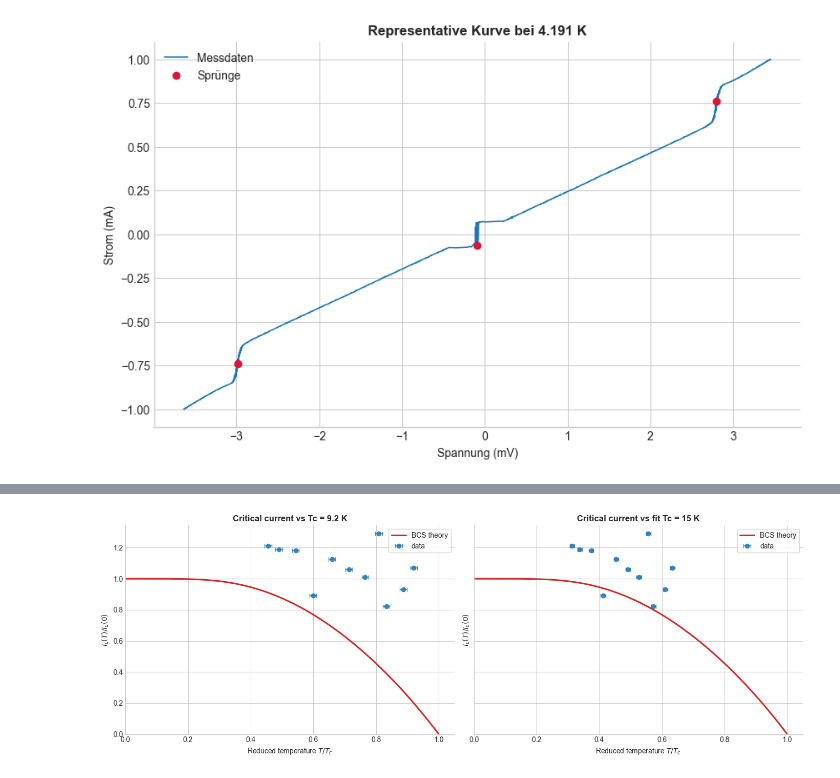
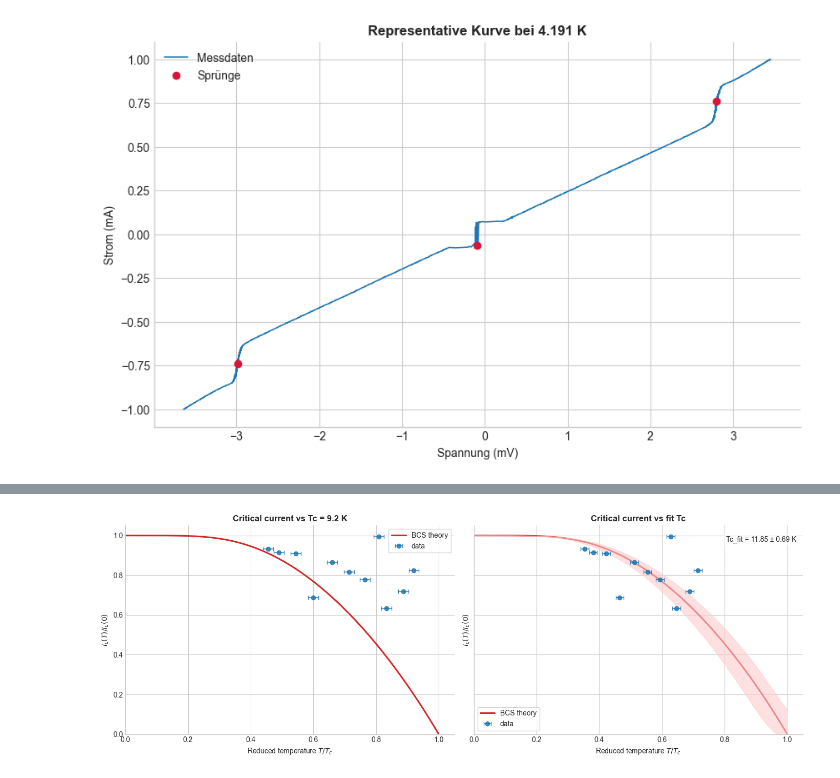
Before and after one commit to TheBlonde0ne/Josephson, a Jupyter notebook: Leonard/Temperatur.ipynb, the cells around one changed output, grey strips where cells are left out. Saved outputs shown, nothing was run; the diff lists cells and outputs as text; code cells hidden in the pictures.

```diff
--- a/Leonard/Temperatur.ipynb
+++ b/Leonard/Temperatur.ipynb
@@ -185,7 +184,7 @@ def gap_model(T: np.ndarray, gap0: float, Tc: float) -> np.ndarray:
 def fit_model(temperature: np.ndarray, values: np.ndarray, model, p0, bounds):
     popt, pcov = curve_fit(model, temperature, values, p0=p0, bounds=bounds, maxfev=20000)
     perr = np.sqrt(np.diag(pcov))
-    return popt, perr
+    return popt, perr, pcov
 
 
 data_dir = find_data_dir()
@@ -249,10 +248,10 @@ temperature = results["temperature_K"].to_numpy()
 ic_values = results["Ic_A"].to_numpy()
 gap_values = results["Delta_meV"].to_numpy()
 
-temperature_err_K = 0.1
-ic_zero_k_A = 2*66.75e-6
+temperature_err_K = 0.15
+ic_zero_k_A = 1.3*2*66.75e-6
 
-ic_fit_tc_raw, ic_fit_tc_cov = curve_fit(
+ic_popt, ic_pcov = curve_fit(
     lambda T, Tc: ic_model(T, ic_zero_k_A, Tc),
     temperature,
     ic_values,
@@ -260,16 +259,19 @@ ic_fit_tc_raw, ic_fit_tc_cov = curve_fit(
     bounds=([6.0], [15.0]),
     maxfev=20000,
 )
-ic_fit_tc = float(ic_fit_tc_raw[0])
-ic_fit_tc_err = float(np.sqrt(np.diag(ic_fit_tc_cov))[0])
+ic_fit_tc = float(ic_popt[0])
+ic_fit_tc_err = float(np.sqrt(np.diag(ic_pcov))[0])
 
-gap_fit, gap_err = fit_model(
+# fit gap and get covariance
+gap_fit, gap_err, gap_pcov = fit_model(
     temperature,
     gap_values,
     gap_model,
     p0=[gap_values.max(), 9.2],
     bounds=([0.0, 6.0], [np.inf, 15.0]),
 )
+
+a = gap_fit[1]
 
 fit_table = pd.DataFrame(
     [
@@ -292,14 +294,16 @@ fit_table = pd.DataFrame(
 
 display(fit_table)
 print(f"Reference Tc = 9.2 K")
-print(f"Ic fit:    I0 = {ic_zero_k_A:.4e} A, Tc = {ic_fit_tc:.3f} K")
-print(f"Delta fit: D0 = {gap_fit[0]:.4f} meV, Tc = {gap_fit[1]:.3f} K")
+print(f"Ic fit:    I0 = {ic_zero_k_A:.4e} A, Tc = {ic_fit_tc:.3f} ± {ic_fit_tc_err:.3f} K")
+print(f"Delta fit: D0 = {gap_fit[0]:.4f} meV, Tc = {gap_fit[1]:.3f} ± {gap_err[1]:.3f} K")
 
 results = results.copy()
 results["Ic_reduced"] = results["Ic_A"] / ic_zero_k_A
 results["Delta_reduced"] = results["Delta_meV"] / gap_fit[0]
 
 reduced_grid = np.linspace(0.0, 0.999, 400)
+rng = np.random.default_rng(0)
+n_band_samples = 1000
 
 def plot_reduced_panel(ax, x_data, y_data, tc_value, model_fn, ylabel_text, title_text):
     xerr = np.full_like(np.asarray(x_data, dtype=float), temperature_err_K / tc_value, dtype=float)
@@ -328,38 +332,87 @@ def plot_reduced_panel(ax, x_data, y_data, tc_value, model_fn, ylabel_text, titl
     ax.set_title(title_text)
     ax.legend(frameon=True)
 
-tc_values = [(9.2, "Tc = 9.2 K"), (None, "fit Tc = 15 K")]
+# Ic plots: compute per-panel bands only for panels using the fitted Tc
+tc_values_ic = [(9.2, "Tc = 9.2 K"), (None, "fit Tc")]
 fig, axes = plt.subplots(1, 2, figsize=(14, 5), sharey=True)
-for ax, (tc_reference, label) in zip(axes, tc_values):
-    tc_value = tc_reference if tc_reference is not None else ic_fit_tc
-    x_data = temperature / tc_value
+for ax, (tc_reference, label) in zip(axes, tc_values_ic):
+    tc_panel = tc_reference if tc_reference is not None else ic_fit_tc
+    x_data = temperature / tc_panel
     plot_reduced_panel(
         ax,
         x_data,
         results["Ic_reduced"],
-        tc_value,
+        tc_panel,
         ic_reduced_bcs,
         r"$I_c(T) / I_c(0)$",
         f"Critical current vs {label}",
     )
+    # only add a fit uncertainty band for panels that use the fitted Tc
+    if tc_reference is None:
+        try:
+            ic_tc_var = float(np.diag(ic_pcov)[0])
+        except Exception:
+            ic_tc_var = 0.0
+        if ic_tc_var > 0:
+            tc_samples = rng.normal(loc=ic_fit_tc, scale=np.sqrt(ic_tc_var), size=n_band_samples)
+            tc_samples = tc_samples[tc_samples > 0]
+            if len(tc_samples) > 0:
+                ys = np.stack([ic_reduced_bcs(reduced_grid * (tc_panel / tc_s)) for tc_s in tc_samples])
+                y_mean = ys.mean(axis=0)
+                y_std = ys.std(axis=0)
+                ax.fill_between(reduced_grid, y_mean - y_std, y_mean + y_std, color="#ffcccc", alpha=0.6, zorder=2)
+        # annotate fitted Tc ± err
+        ax.text(
+            0.98,
+            0.95,
+            f"Tc_fit = {ic_fit_tc:.2f} ± {ic_fit_tc_err:.2f} K",
+            transform=ax.transAxes,
+            ha="right",
+            va="top",
+            fontsize=10,
+            bbox=dict(boxstyle="round,pad=0.3", fc="white", ec="none", alpha=0.6),
+        )
 plt.savefig("Plots/Ic.pdf", dpi=300, bbox_inches="tight")
 plt.tight_layout()
 plt.show()
 
-tc_values = [(9.2, "Tc = 9.2 K"), (None, "fit Tc = 10.5 K")]
+# Delta plots: compute per-panel bands only for panels using the fitted Tc
+tc_values_gap = [(9.2, "Tc = 9.2 K"), (None, "fit Tc")]
 fig, axes = plt.subplots(1, 2, figsize=(14, 5), sharey=True)
-for ax, (tc_reference, label) in zip(axes, tc_values):
-    tc_value = tc_reference if tc_reference is not None else gap_fit[1]
-    x_data = temperature / tc_value
+for ax, (tc_reference, label) in zip(axes, tc_values_gap):
+    tc_panel = tc_reference if tc_reference is not None else gap_fit[1]
+    x_data = temperature / tc_panel
     plot_reduced_panel(
         ax,
         x_data,
         results["Delta_reduced"],
-        tc_value,
+        tc_panel,
         bcs_gap_reduced,
         r"$\Delta(T) / \Delta(0)$",
         f"Energy gap vs {label}",
     )
+    if tc_reference is None and gap_pcov is not None:
+        try:
+            samples = rng.multivariate_normal(mean=gap_fit, cov=gap_pcov, size=n_band_samples)
+            samples = samples[samples[:, 1] > 0]
+            if samples.shape[0] > 0:
+                ys = np.stack([(s[0] / gap_fit[0]) * bcs_gap_reduced(reduced_grid * (tc_panel / s[1])) for s in samples])
+                y_mean = ys.mean(axis=0)
+                y_std = ys.std(axis=0)
+                ax.fill_between(reduced_grid, y_mean - y_std, y_mean + y_std, color="#ffcccc", alpha=0.6, zorder=2)
+        except Exception:
+            pass
+        # annotate fitted Tc ± err for gap
+        ax.text(
+            0.98,
+            0.95,
+            f"Tc_fit = {gap_fit[1]:.2f} ± {gap_err[1]:.2f} K",
+            transform=ax.transAxes,
+            ha="right",
+            va="top",
+            fontsize=10,
+            bbox=dict(boxstyle="round,pad=0.3", fc="white", ec="none", alpha=0.6),
+        )
 plt.savefig("Plots/Delta.pdf", dpi=300, bbox_inches="tight")
 plt.tight_layout()
 plt.show()
@@ -373 +426 @@ Delta fit: D0 = 1.3908 meV, Tc = 10.466 K
-[figure, old version]
+[figure, new version]
```
Also changed, not shown: parts of 2 cells of this notebook, 7 other files.
